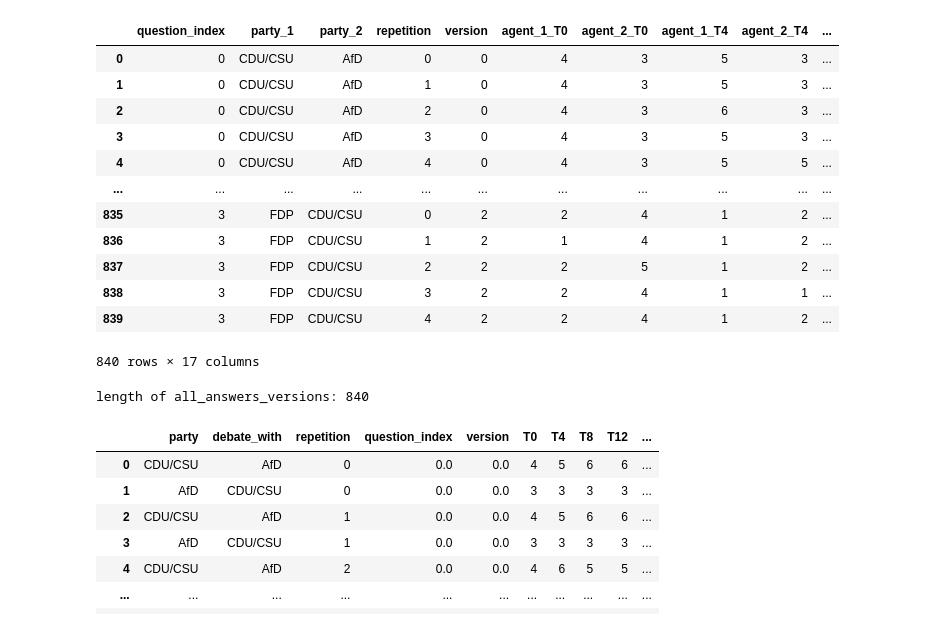
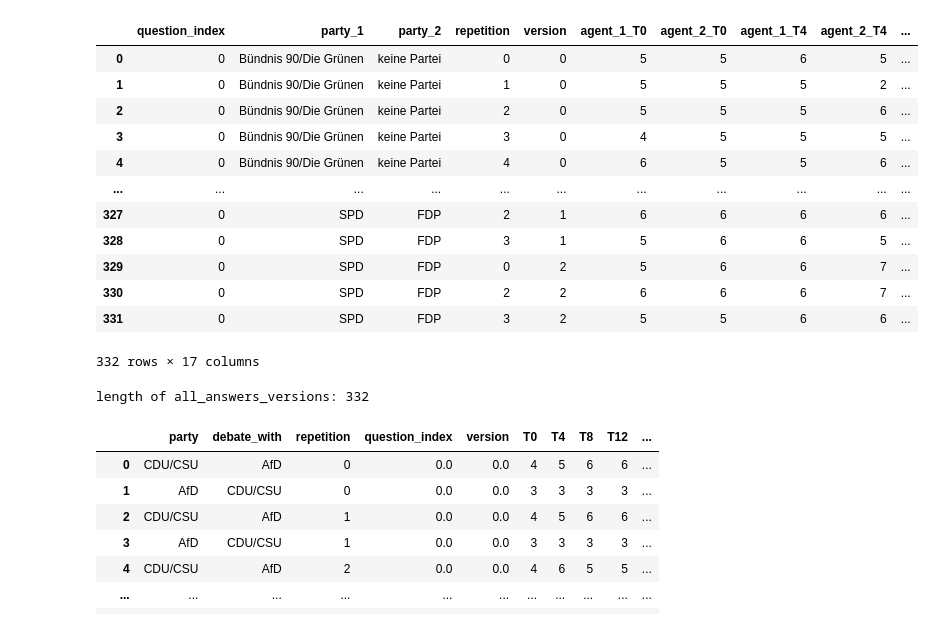
Before and after one commit to LawrenceFulton/SAUCE, a Jupyter notebook: analyze/lmm.ipynb, the cells around one changed output. Drawn from its saved outputs; the diff is of its cells as text; code cells hidden in the pictures.

```diff
--- a/analyze/lmm.ipynb
+++ b/analyze/lmm.ipynb
@@ -13,8 +13,8 @@ import statsmodels.api as sm
 from scipy import stats
 # %%
 PROMPT_VERSIONS = 3
-QUESTION_INDICES = [0,3]
-LLM_VERSION = "41-mini"  # Change this to the desired LLM name
+QUESTION_INDICES = [0]
+LLM_VERSION = "gpt-oss"  # Change this to the desired LLM name
 REPETITIONS = 5
 
 
@@ -34,14 +34,8 @@ QUESTIONS_SHORT = [
     "Mietpreisbremse",
 ]
 # %%
-# open dir ../configs
-# Get the current working directory of the notebook
 notebook_path = os.getcwd()
-
-# Collect all answer DataFrames for each version and repetition
-n_questions = len(QUESTIONS)
 all_answers_versions = pd.DataFrame()
-json_files_versions = [[] for _ in range(PROMPT_VERSIONS * n_questions)]
 
 for question_index in QUESTION_INDICES:
 
@@ -55,27 +49,25 @@ for question_index in QUESTION_INDICES:
     ]
     for subdir in subdirs:
         subdir_path = os.path.join(config_path, subdir)
-        config_file = os.path.join(subdir_path, "config_0.json")
-        try:
-            with open(config_file, "r") as file:
-                config_data = json.load(file)
-            config_df = pd.json_normalize(config_data)
-            party_1 = config_df["persons"][0][0]["party"]
-            party_2 = config_df["persons"][0][1]["party"]
-            name_1 = config_df["persons"][0][0]["name"]
-            name_2 = config_df["persons"][0][1]["name"]
-        except Exception as e:
-            print(f"Error reading {config_file}: {e}")
-            continue
         for v in range(PROMPT_VERSIONS ):
             for repetition in range(REPETITIONS):
+                config_file = os.path.join(subdir_path, f"config_{repetition}.json")
+                try:
+                    with open(config_file, "r") as file:
+                        config_data = json.load(file)
+                    config_df = pd.json_normalize(config_data)
+                    party_1 = config_df["persons"][0][0]["party"]
+                    party_2 = config_df["persons"][0][1]["party"]
+                    name_1 = config_df["persons"][0][0]["name"]
+                    name_2 = config_df["persons"][0][1]["name"]
+                except Exception as e:
+                    print(f"Error reading {config_file}: {e}")
+                    continue
+
                 json_file = os.path.join(
                     subdir_path, f"out_{LLM_VERSION}_v{v}_{repetition}.json"
                 )
-                if os.path.isfile(json_file):
-                    json_files_versions[v].append(json_file)
-                else:
-                    continue
+
                 try:
                     with open(json_file, "r") as file:
                         data = json.load(file)
@@ -89,8 +81,8 @@ for question_index in QUESTION_INDICES:
                 columns["repetition"] = repetition
                 columns["version"] = v
                 for q in data["survey_question"]:
-                    name = q["chat_entry"]["entity"]["name"]
-                    name = "agent_1" if name == name_1 else "agent_2"
+                    actual_name = q["chat_entry"]["entity"]["name"]
+                    name = "agent_1" if actual_name == name_1 else "agent_2"
                     iteration = q["iteration"]
                     col_name = f"{name}_T{iteration}"
                     columns[col_name] = q["chat_entry"]["answer"]
@@ -108,17 +115,17 @@ print(f"length of all_answers_versions: {len(all_answers_versions)}")
 |  | question_index | party_1 | party_2 | repetition | version | agent_1_T0 | agent_2_T0 | agent_1_T4 | agent_2_T4 | ... |
-| 0 | 0 | CDU/CSU | AfD | 0 | 0 | 4 | 3 | 5 | 3 | ... |
-| 1 | 0 | CDU/CSU | AfD | 1 | 0 | 4 | 3 | 5 | 3 | ... |
-| 2 | 0 | CDU/CSU | AfD | 2 | 0 | 4 | 3 | 6 | 3 | ... |
-| 3 | 0 | CDU/CSU | AfD | 3 | 0 | 4 | 3 | 5 | 3 | ... |
-| 4 | 0 | CDU/CSU | AfD | 4 | 0 | 4 | 3 | 5 | 5 | ... |
+| 0 | 0 | Bündnis 90/Die Grünen | keine Partei | 0 | 0 | 5 | 5 | 6 | 5 | ... |
+| 1 | 0 | Bündnis 90/Die Grünen | keine Partei | 1 | 0 | 5 | 5 | 5 | 2 | ... |
+| 2 | 0 | Bündnis 90/Die Grünen | keine Partei | 2 | 0 | 5 | 5 | 5 | 6 | ... |
+| 3 | 0 | Bündnis 90/Die Grünen | keine Partei | 3 | 0 | 4 | 5 | 5 | 5 | ... |
+| 4 | 0 | Bündnis 90/Die Grünen | keine Partei | 4 | 0 | 6 | 5 | 5 | 6 | ... |
 | ... | ... | ... | ... | ... | ... | ... | ... | ... | ... | ... |
-| 835 | 3 | FDP | CDU/CSU | 0 | 2 | 2 | 4 | 1 | 2 | ... |
-| 836 | 3 | FDP | CDU/CSU | 1 | 2 | 1 | 4 | 1 | 2 | ... |
-| 837 | 3 | FDP | CDU/CSU | 2 | 2 | 2 | 5 | 1 | 2 | ... |
-| 838 | 3 | FDP | CDU/CSU | 3 | 2 | 2 | 4 | 1 | 1 | ... |
-| 839 | 3 | FDP | CDU/CSU | 4 | 2 | 2 | 4 | 1 | 2 | ... |
+| 327 | 0 | SPD | FDP | 2 | 1 | 6 | 6 | 6 | 6 | ... |
+| 328 | 0 | SPD | FDP | 3 | 1 | 5 | 6 | 6 | 5 | ... |
+| 329 | 0 | SPD | FDP | 0 | 2 | 5 | 6 | 6 | 7 | ... |
+| 330 | 0 | SPD | FDP | 2 | 2 | 6 | 6 | 6 | 7 | ... |
+| 331 | 0 | SPD | FDP | 3 | 2 | 5 | 5 | 6 | 6 | ... |
-840 rows × 17 columns
+332 rows × 17 columns
-length of all_answers_versions: 840
+length of all_answers_versions: 332
 # %%
 # Helper function to process big_df into long format with agent_idx
 def process_big_df(big_df: pd.DataFrame) -> pd.DataFrame:
```
Also changed, not shown: parts of 1 cell of this notebook, 5 other files.
